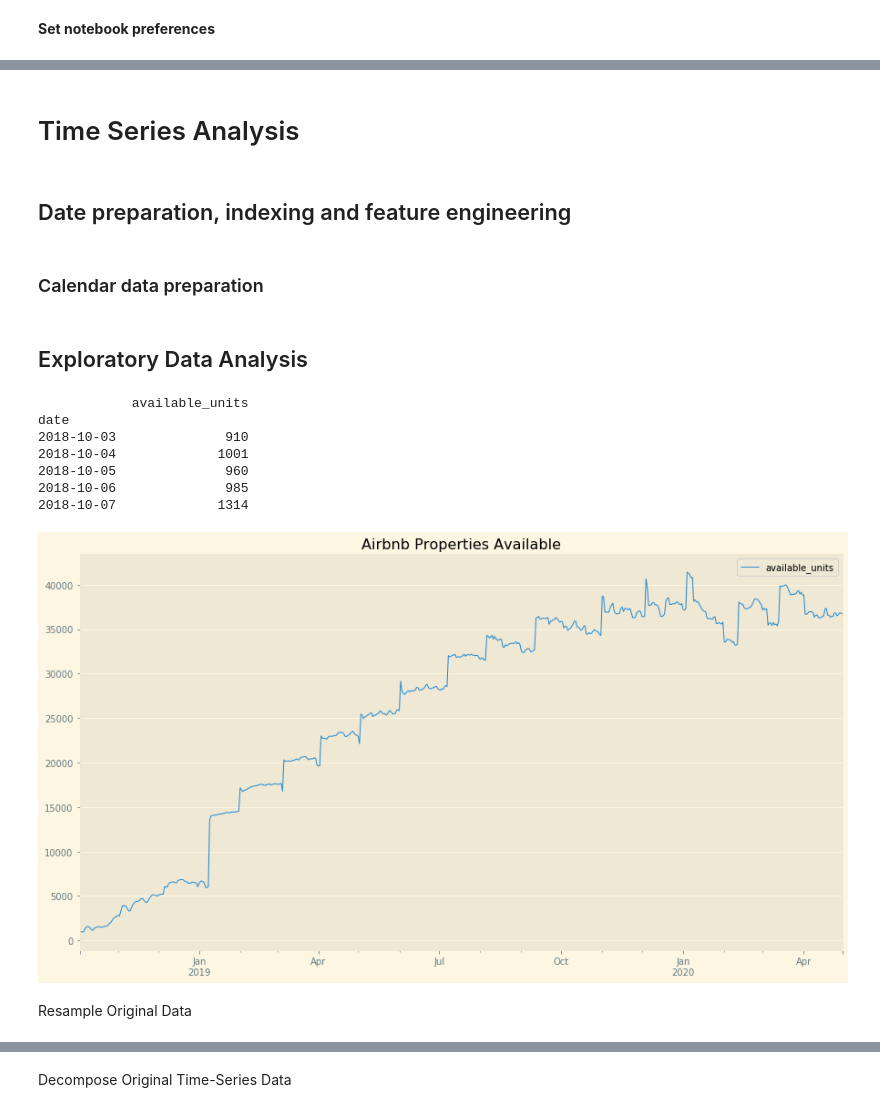
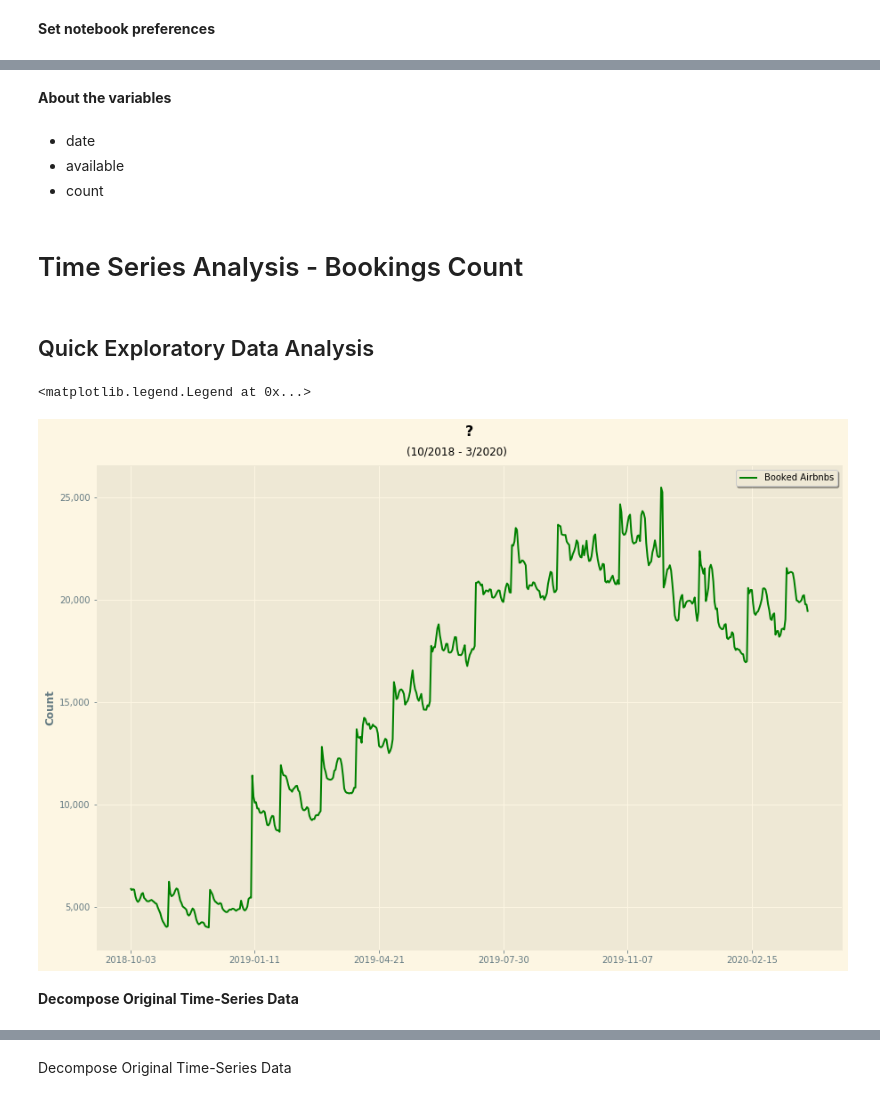
Before and after one commit to KishenSharma6/Airbnb-Analysis, a Jupyter notebook: Project Codes/05. Modeling/2020_0214_Calendar_TimeSeries.ipynb, the cells around one changed output, grey strips where cells are left out. Cells and saved outputs as stored; diff of their text form; code cells hidden in the pictures.

```diff
--- a/Project Codes/05. Modeling/2020_0214_Calendar_TimeSeries.ipynb
+++ b/Project Codes/05. Modeling/2020_0214_Calendar_TimeSeries.ipynb
@@ -47 +34,16 @@ warnings.simplefilter(action='ignore', category=FutureWarning)
+# %%
+#Supress future warnings
+import warnings
+warnings.simplefilter(action='ignore', category=FutureWarning)
+
+###Set plot aesthetics for notebook###
+#Style
+plt.style.use('Solarize_Light2')
+
+#Title dictionary
+title_dict = {'fontsize':16,
+             'fontweight': 'bold'}
+#Label dictionary
+label_dict = {'fontsize':12,
+             'fontweight': 'bold'}
 # %% [markdown]
@@ -63,6 +136,8 @@ calendar.head()
+# %% [markdown]
+**About the variables**
+# %% [markdown]
+* date
+* available
+* count
 # %% [markdown]
-# Time Series Analysis
+# Time Series Analysis - Bookings Count
-# %% [markdown]
-## Date preparation, indexing and feature engineering
-# %% [markdown]
-### Calendar data preparation
@@ -80,21 +144,27 @@ airbnbs.set_index('date', inplace=True)
 # %% [markdown]
-## Exploratory Data Analysis
+## Quick Exploratory Data Analysis
-# %%
-#Preview airbnbs data
-print(airbnbs.head())
-
-#Visualize airbnbs data
-g = airbnbs.plot(figsize = (15,8),linewidth = 1., title = 'Airbnb Properties Available',)
-g.set_xlabel('')
-g.grid(False, axis = 'x')
-# %% [output]
-            available_units
-date
-2018-10-03              910
-2018-10-04             1001
-2018-10-05              960
-2018-10-06              985
-2018-10-07             1314
-[figure, removed]
-# %% [markdown]
-Resample Original Data
+# %%
+#Set figure size
+fig, ax = plt.subplots(figsize = (15,10))
+#Visualize airbnbs data
+g = bookings_df.plot(y = 'count', ax=ax, color = 'g')
+
+###Set plot Aesthetics###
+#Title
+ax.set_title('?', fontdict = title_dict, y = 1.05)
+plt.suptitle('(10/2018 - 3/2020)', y = .91)
+
+#Axes
+ax.get_yaxis().set_major_formatter(plt.FuncFormatter(lambda x, loc: "{:,}".format(int(x))))
+
+#Labels
+ax.set_ylabel('Count', fontdict = label_dict)
+ax.set_xlabel('')
+
+#Legend
+ax.legend(labels = ['Booked Airbnbs'],frameon = True, shadow = True)
+# %% [output]
+<matplotlib.legend.Legend at 0x...>
+[figure, added]
+# %% [markdown]
+**Decompose Original Time-Series Data**
```
Also changed, not shown: parts of 41 cells of this notebook.
